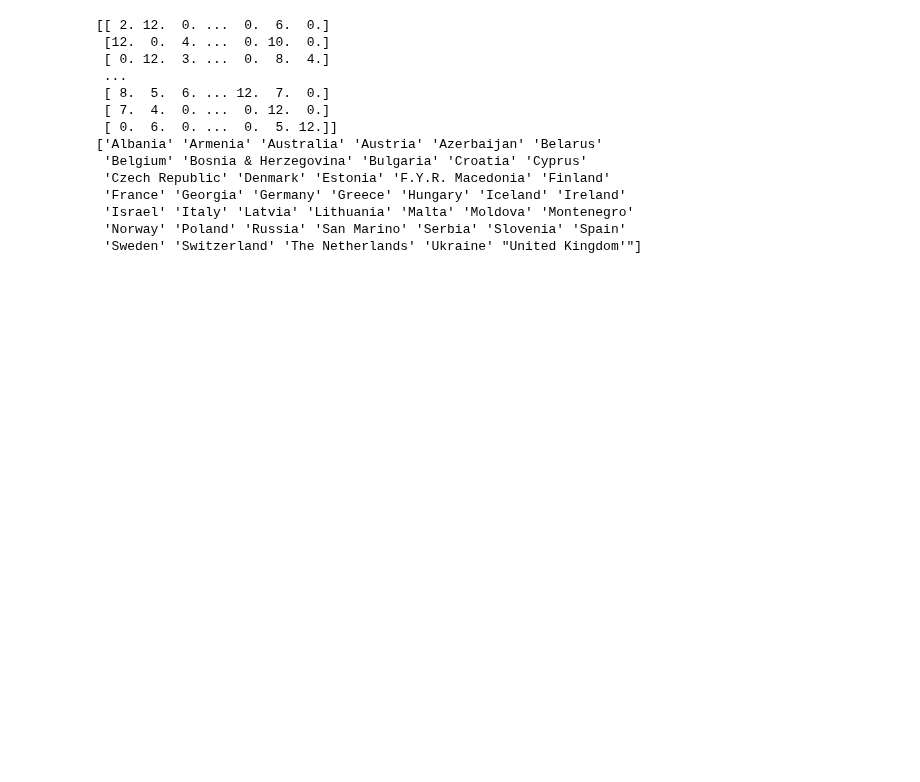
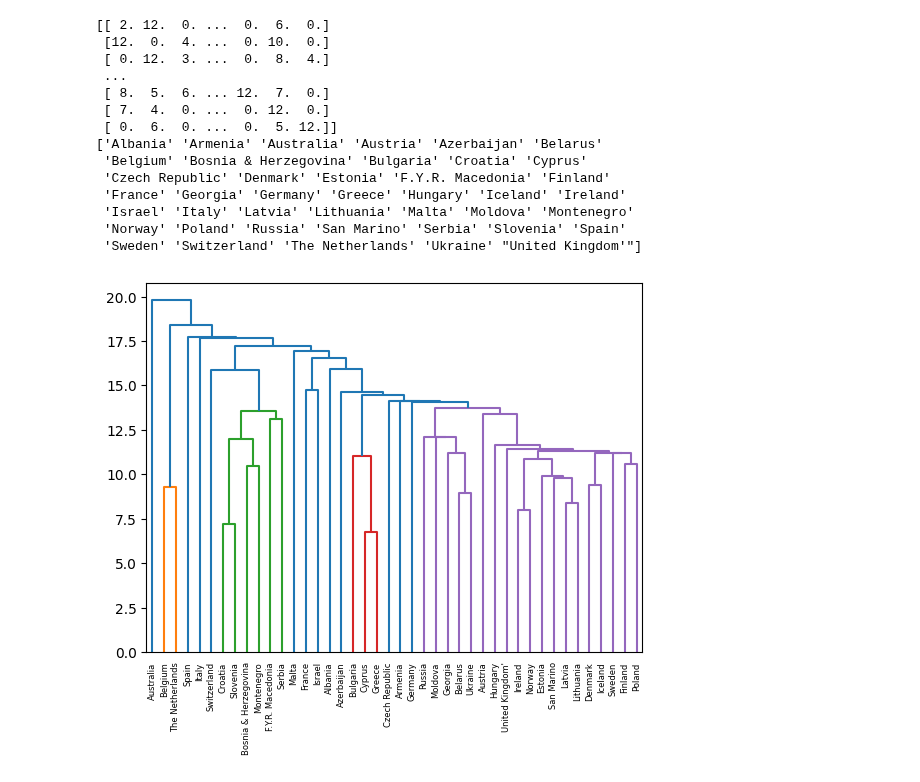
Before and after one commit to MichaelSzczepaniak/DataCamp, a Jupyter notebook: Tracks/Associate Data Scientist/34 Unsupervised Learning in Python/UnsuperInPython.ipynb, the cells around one changed output. Saved outputs shown, nothing was run; the diff lists cells and outputs as text; code cells hidden in the pictures; blank space fills up the shorter version.

Commit message:
finish section comparing single vs complete linkage of eurovision data

```diff
--- a/Tracks/Associate Data Scientist/34 Unsupervised Learning in Python/UnsuperInPython.ipynb
+++ b/Tracks/Associate Data Scientist/34 Unsupervised Learning in Python/UnsuperInPython.ipynb
@@ -425,3 +429,19 @@ print(euro_country_names)
  'Israel' 'Italy' 'Latvia' 'Lithuania' 'Malta' 'Moldova' 'Montenegro'
  'Norway' 'Poland' 'Russia' 'San Marino' 'Serbia' 'Slovenia' 'Spain'
  'Sweden' 'Switzerland' 'The Netherlands' 'Ukraine' "United Kingdom'"]
+# %%
+# necessary imports were done in earlier cells above
+# import matplotlib.pyplot as plt
+# from scipy.cluster.hierarchy import linkage, dendrogram
+
+# Calculate the linkage: mergings
+mergings = linkage(euro_samples, method='single')
+
+# Plot the dendrogram
+dendrogram(mergings,
+           labels=euro_country_names,
+           leaf_rotation=90,
+           leaf_font_size=6)
+plt.show()
+# %% [output]
+[figure, added]
```
Also changed, not shown: parts of 11 cells of this notebook, 1 other file.
